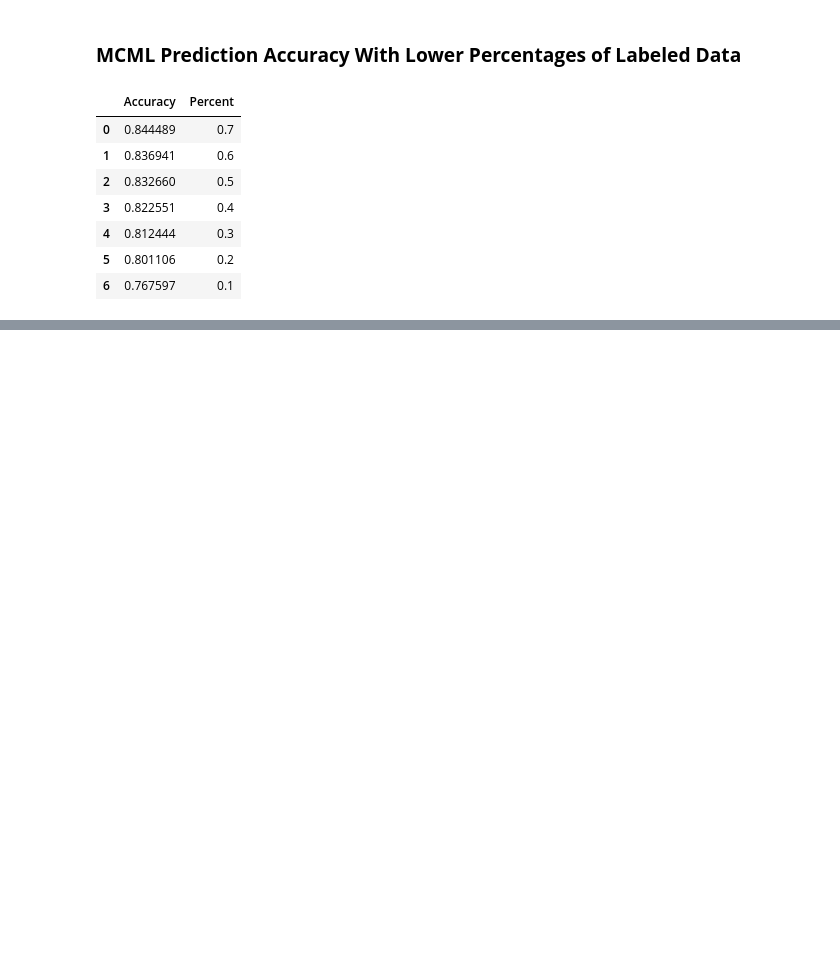
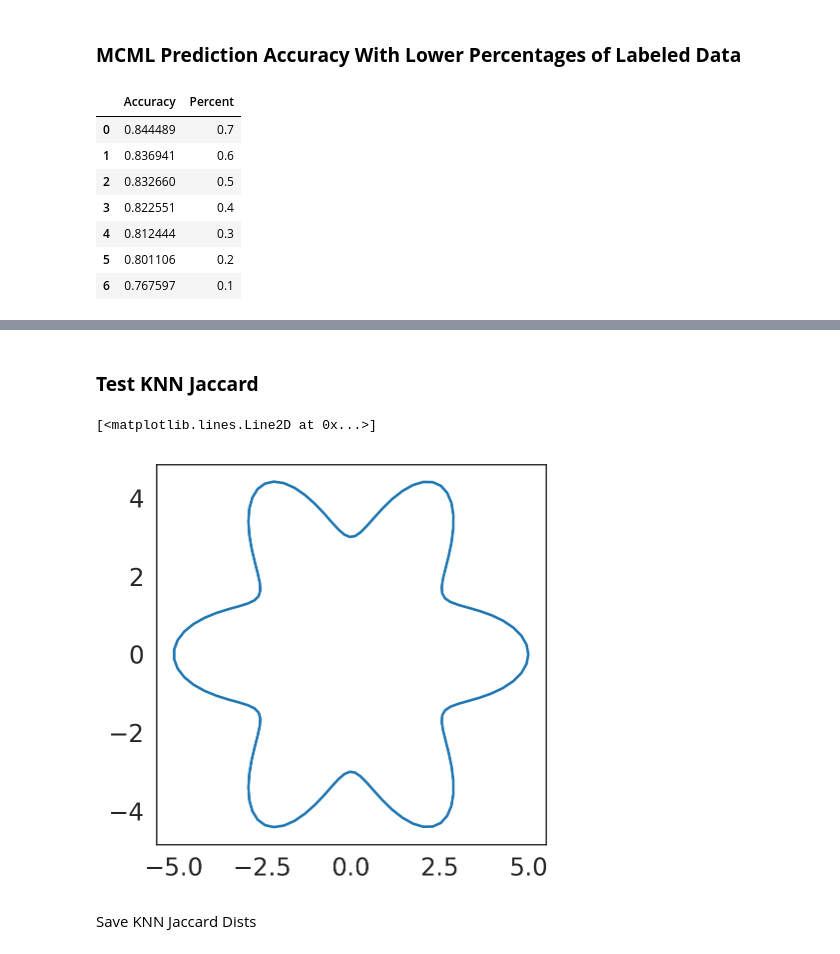
Before and after one commit to pachterlab/CBP_2021, a Jupyter notebook: notebooks/VMHNeurons/kimetal_tenx_predictions.ipynb, the cells around one changed output, grey strips where cells are left out. Drawn from its saved outputs; the diff is of its cells as text; code cells hidden in the pictures; blank space fills up the shorter version.

```diff
--- a/notebooks/VMHNeurons/kimetal_tenx_predictions.ipynb
+++ b/notebooks/VMHNeurons/kimetal_tenx_predictions.ipynb
@@ -652,3 +731,5 @@ files.download('lowPercs10XPreds.csv')
 # %% [output]
 [interactive output not drawn]
 [interactive output not drawn]
+# %% [markdown]
+### **Test KNN Jaccard**
@@ -654,0 +738,25 @@ files.download('lowPercs10XPreds.csv')
+# %%
+batch_size = 128 #scaled_mat.shape[0]#len(adata.obs_names)
+#Make a (unit) circle
+#r = 1
+theta = np.linspace(0, 2*np.pi, batch_size)
+# #Turkey guy
+# x, y = (np.sin(2**theta) - 1.7) * np.cos(theta), (np.sin(2**theta) - 1.7) * np.sin(theta)
+
+# #Butterfly r = 4*cos(4cosθ))
+# x, y = (2*np.cos(4*np.cos(theta))) * np.cos(theta), (2*np.cos(4*np.cos(theta))) * np.sin(theta)
+
+# # Spiral
+#x, y = (1/2)*theta * np.cos(theta), (1/2)*theta * np.sin(theta)
+
+# #Quasi-rose
+x, y = (4 + np.cos(6*theta)) * np.cos(theta), (4 + np.cos(6*theta)) * np.sin(theta)
+
+
+#Make array input for dimension of shape
+coords = np.array([list(x),list(y)])
+# %%
+plt.plot(x,y)
+# %% [output]
+[<matplotlib.lines.Line2D at 0x...>]
+[figure, added]
@@ -654,0 +776,2 @@ files.download('lowPercs10XPreds.csv')
+# %% [markdown]
+Save KNN Jaccard Dists
```
Also changed, not shown: parts of 21 cells of this notebook.
